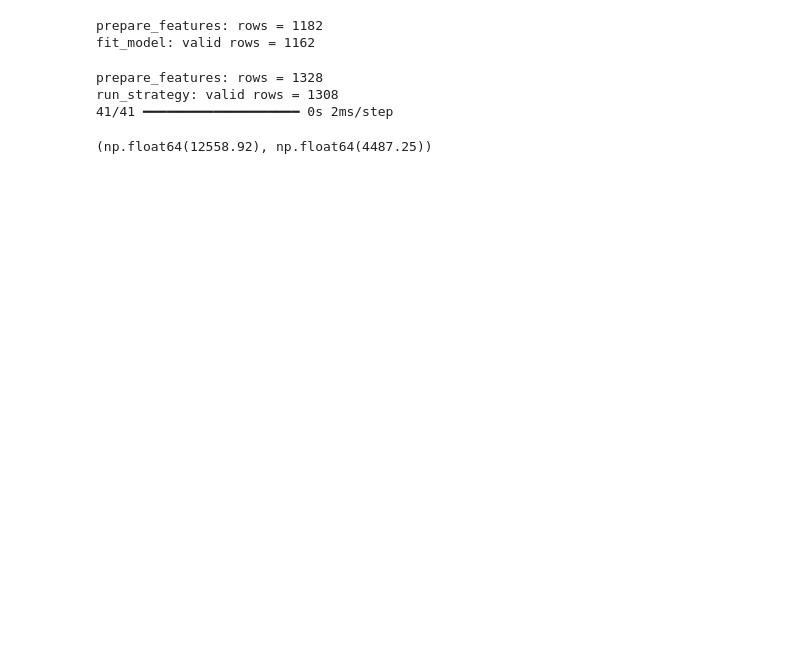
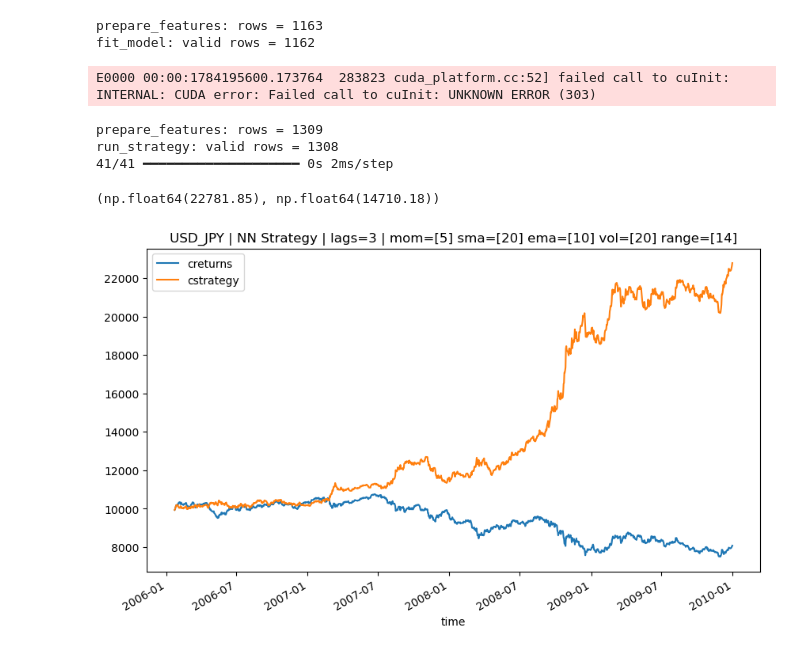
Before and after one commit to monchan-new/pyalgo-project, a Jupyter notebook: src/5.3_OANDA.ipynb, the cells around one changed output. Drawn from its saved outputs; the diff is of its cells as text; code cells hidden in the pictures; blank space fills up the shorter version.

```diff
--- a/src/5.3_OANDA.ipynb
+++ b/src/5.3_OANDA.ipynb
@@ -15,10 +17,15 @@ nnbt = NN.NeuralNetworkVectorBacktester('USD_JPY', '2002-5-6',
 # %%
 nnbt.run_strategy('2002-5-6', '2005-12-31',
-                   '2006-1-1', '2009-12-31', lags=3)
+                   '2006-1-1', '2009-12-31')
 # %% [output]
-prepare_features: rows = 1182
+prepare_features: rows = 1163
 fit_model: valid rows = 1162
-prepare_features: rows = 1328
-run_strategy: valid rows = 1308
-41/41 ━━━━━━━━━━━━━━━━━━━━ 0s 2ms/step
+E0000 00:00:1784195600.173764  283823 cuda_platform.cc:52] failed call to cuInit: INTERNAL: CUDA error: Failed call to cuInit: UNKNOWN ERROR (303)
-(np.float64(12558.92), np.float64(4487.25))
+prepare_features: rows = 1309
+run_strategy: valid rows = 1308
+41/41 ━━━━━━━━━━━━━━━━━━━━ 0s 2ms/step
+(np.float64(22781.85), np.float64(14710.18))
+# %%
+nnbt.plot_results()
+# %% [output]
+[figure, added]
```
Also changed, not shown: parts of 7 cells of this notebook, 3 other files.
